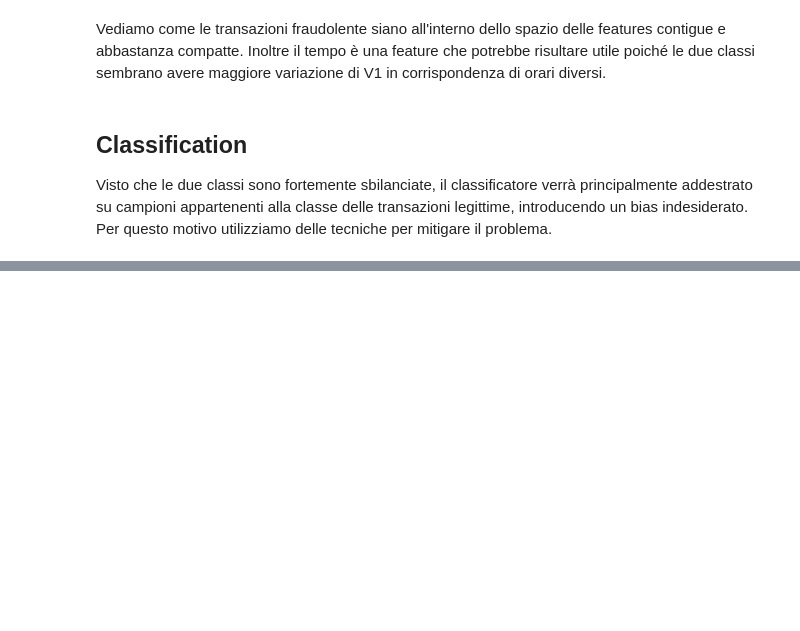
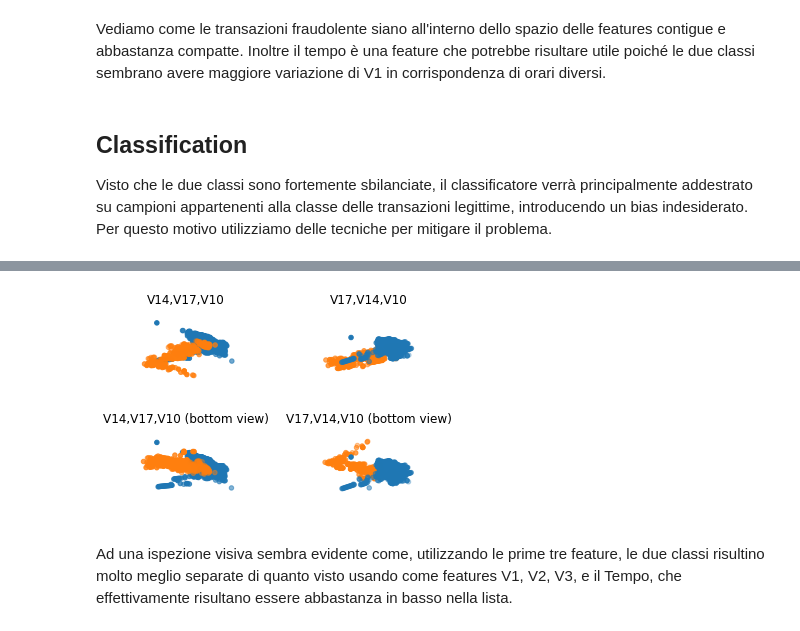
Before and after one commit to Andrea-Augello/Credit-Card-Fraud-Detection, a Jupyter notebook: CardFraud.ipynb, the cells around one changed output, grey strips where cells are left out. Drawn from its saved outputs; the diff is of its cells as text; code cells hidden in the pictures; blank space fills up the shorter version.

```diff
--- a/CardFraud.ipynb
+++ b/CardFraud.ipynb
@@ -454,0 +503,43 @@ Area Under PR Curve (test):  98.63%
+# %%
+legit_x    =legit.select("V14").toPandas()
+legit_y    =legit.select("V17").toPandas()
+legit_z    =legit.select("V10").toPandas()
+
+fraud_x    =fraud.select("V14").toPandas()
+fraud_y    =fraud.select("V17").toPandas()
+fraud_z    =fraud.select("V10").toPandas()
+
+fig = plt.figure()
+ax = fig.add_subplot(2,2,1,projection='3d')
+ax.axis('off')
+ax.tick_params(labelcolor='w', top=False, bottom=False, left=False, right=False)
+ax.set_title("V14,V17,V10")
+ax.scatter(legit_x, legit_y, legit_z)
+ax.scatter(fraud_x, fraud_y, fraud_z)
+
+ax = fig.add_subplot(2,2,2,projection='3d')
+ax.axis('off')
+ax.tick_params(labelcolor='w', top=False, bottom=False, left=False, right=False)
+ax.set_title("V17,V14,V10")
+ax.scatter(legit_y, legit_x, legit_z)
+ax.scatter(fraud_y, fraud_x, fraud_z)
+
+ax = fig.add_subplot(2,2,3,projection='3d')
+ax.axis('off')
+ax.tick_params(labelcolor='w', top=False, bottom=False, left=False, right=False)
+ax.set_title("V14,V17,V10 (bottom view)")
+ax.scatter(legit_x, legit_y, legit_z)
+ax.scatter(fraud_x, fraud_y, -fraud_z)
+
+ax = fig.add_subplot(2,2,4,projection='3d')
+ax.axis('off')
+ax.tick_params(labelcolor='w', top=False, bottom=False, left=False, right=False)
+ax.set_title("V17,V14,V10 (bottom view)")
+ax.scatter(legit_y, legit_x, legit_z)
+ax.scatter(fraud_y, fraud_x, -fraud_z)
+
+plt.show()
+# %% [output]
+[figure, added]
+# %% [markdown]
+Ad una ispezione visiva sembra evidente come, utilizzando le prime tre feature, le due classi risultino molto meglio separate di quanto visto usando come features V1, V2, V3, e il Tempo, che effettivamente risultano essere abbastanza in basso nella lista.
```
Also changed, not shown: parts of 23 cells of this notebook.
